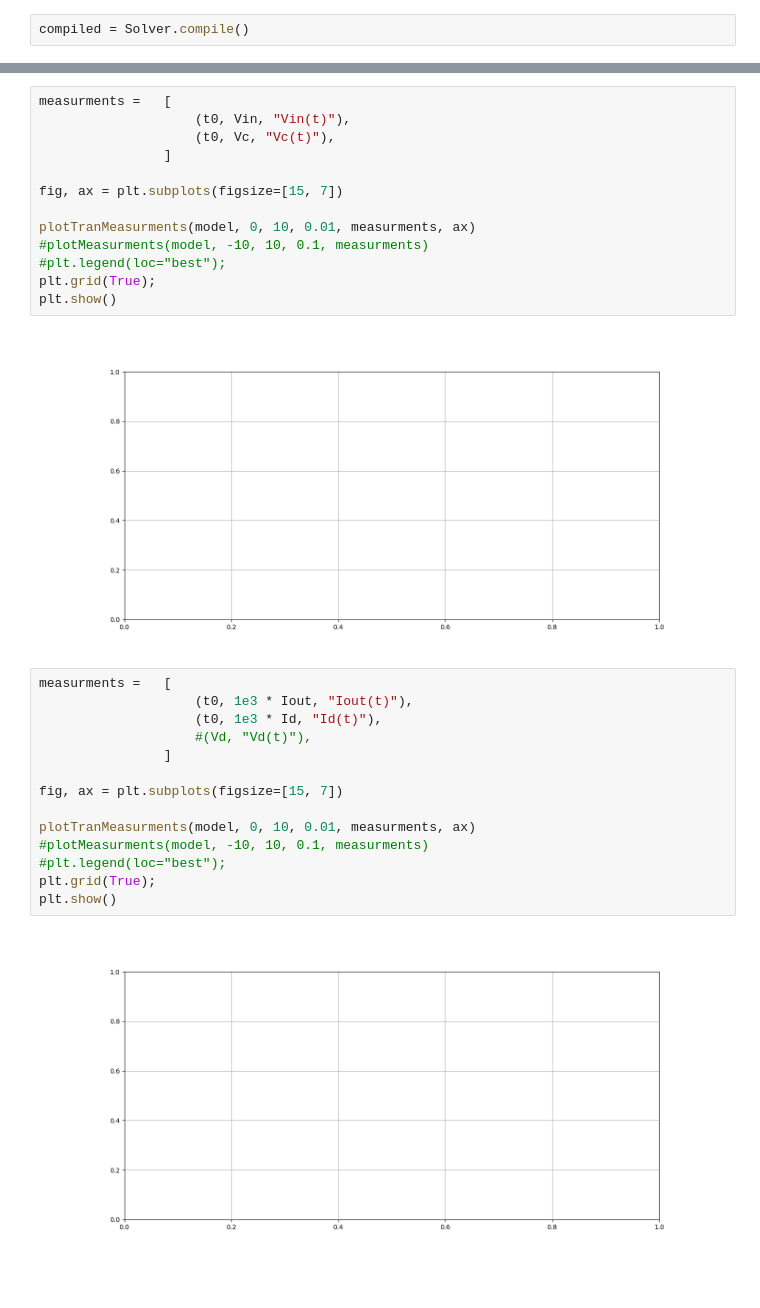
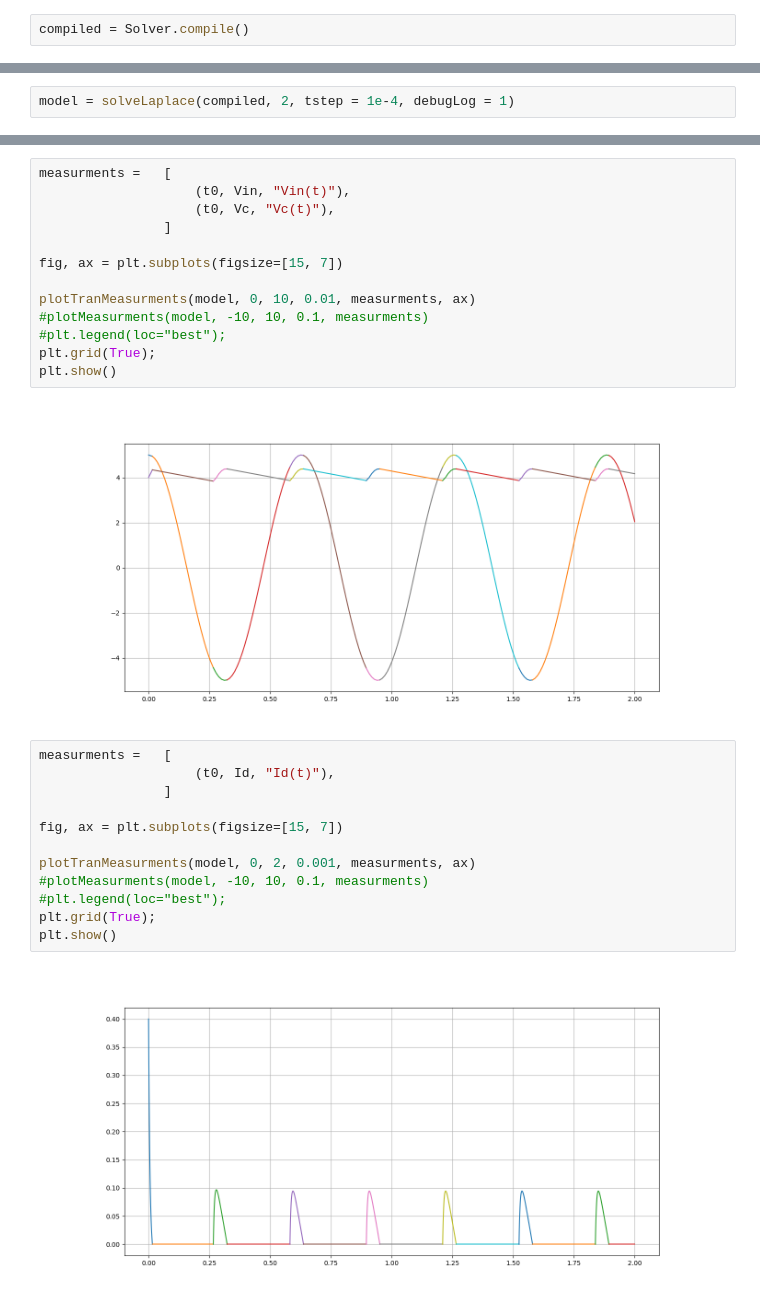
Before and after one commit to Baby1991/Symbolic-Spice, a Jupyter notebook: full_rectifier.ipynb, the cells around one changed output, grey strips where cells are left out. Saved outputs shown, nothing was run; the diff lists cells and outputs as text.

```diff
--- a/full_rectifier.ipynb
+++ b/full_rectifier.ipynb
@@ -96,0 +67,2 @@ KeyboardInterrupt:
+# %%
+model = solveLaplace(compiled, 2, tstep = 1e-4, debugLog = 1)
@@ -110,20 +124,18 @@ plotTranMeasurments(model, 0, 10, 0.01, measurments, ax)
 plt.grid(True);
 plt.show()
 # %% [output]
-[figure, old version]
+[figure, new version]
 # %%
 measurments =   [
-                    (t0, 1e3 * Iout, "Iout(t)"),
-                    (t0, 1e3 * Id, "Id(t)"),
-                    #(Vd, "Vd(t)"),
+                    (t0, Id, "Id(t)"),
                 ]
 
 fig, ax = plt.subplots(figsize=[15, 7])
 
-plotTranMeasurments(model, 0, 10, 0.01, measurments, ax)
+plotTranMeasurments(model, 0, 2, 0.001, measurments, ax)
 #plotMeasurments(model, -10, 10, 0.1, measurments)
 #plt.legend(loc="best");
 plt.grid(True);
 plt.show()
 # %% [output]
-[figure, old version]
+[figure, new version]
```
Also changed, not shown: parts of 9 cells of this notebook, 12 other files.
